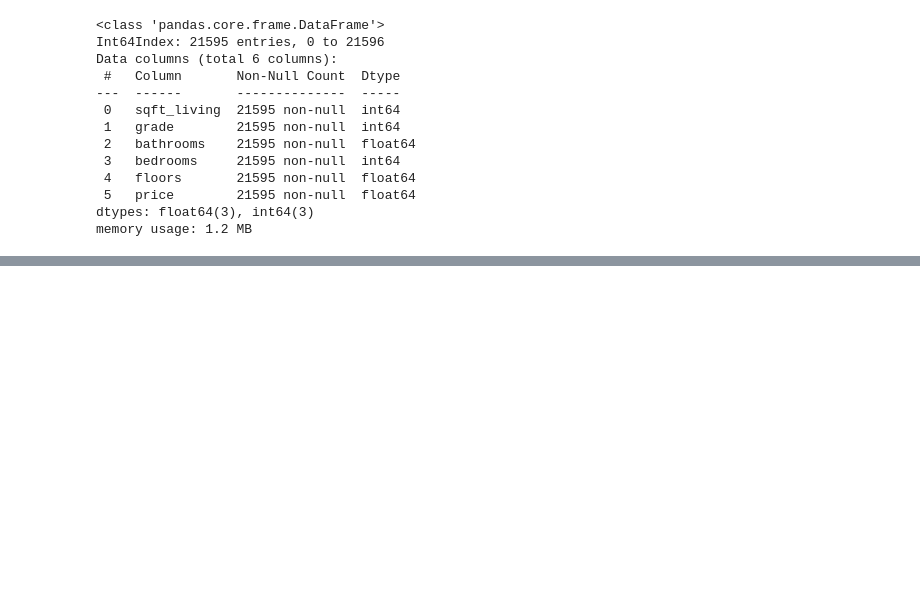
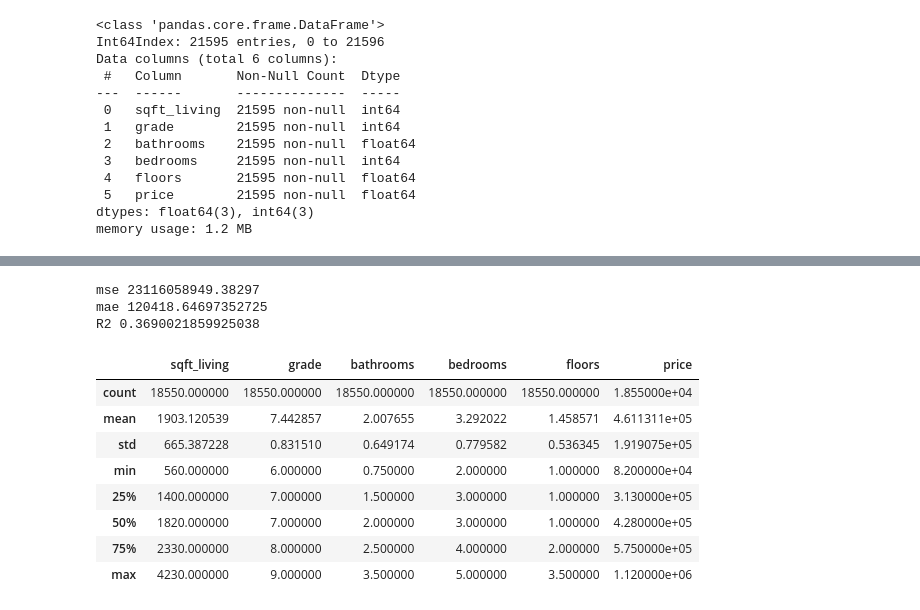
Before and after one commit to Leila-Nyambura/king-county-house-price-prediction-LRM, a Jupyter notebook: Leonard.ipynb, the cells around one changed output, grey strips where cells are left out. Saved outputs shown, nothing was run; the diff lists cells and outputs as text; code cells hidden in the pictures; blank space fills up the shorter version.

```diff
--- a/Leonard.ipynb
+++ b/Leonard.ipynb
@@ -527,0 +616,22 @@ memory usage: 1.2 MB
+# %%
+print("mse",mse)
+print("mae",mae)
+print("R2" ,r2)
+# %% [output]
+mse 23116058949.38297
+mae 120418.64697352725
+R2 0.3690021859925038
+# %%
+df_transformed_new.describe(
+
+)
+# %% [output]
+|  | sqft_living | grade | bathrooms | bedrooms | floors | price |
+| count | 18550.000000 | 18550.000000 | 18550.000000 | 18550.000000 | 18550.000000 | 1.855000e+04 |
+| mean | 1903.120539 | 7.442857 | 2.007655 | 3.292022 | 1.458571 | 4.611311e+05 |
+| std | 665.387228 | 0.831510 | 0.649174 | 0.779582 | 0.536345 | 1.919075e+05 |
+| min | 560.000000 | 6.000000 | 0.750000 | 2.000000 | 1.000000 | 8.200000e+04 |
+| 25% | 1400.000000 | 7.000000 | 1.500000 | 3.000000 | 1.000000 | 3.130000e+05 |
+| 50% | 1820.000000 | 7.000000 | 2.000000 | 3.000000 | 1.000000 | 4.280000e+05 |
+| 75% | 2330.000000 | 8.000000 | 2.500000 | 4.000000 | 2.000000 | 5.750000e+05 |
+| max | 4230.000000 | 9.000000 | 3.500000 | 5.000000 | 3.500000 | 1.120000e+06 |
```
Also changed, not shown: parts of 14 cells of this notebook.
